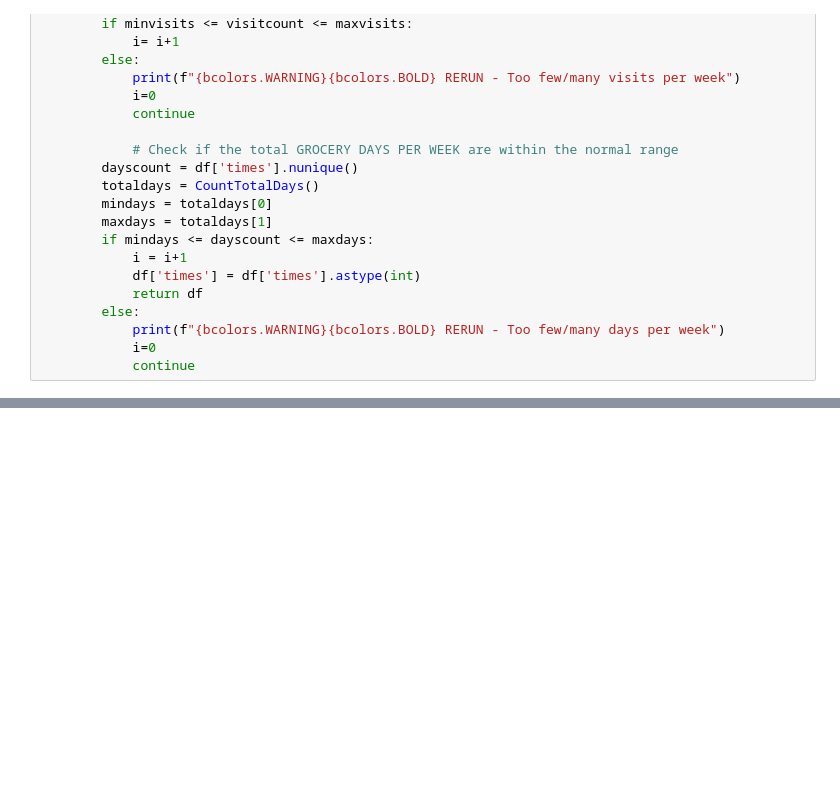
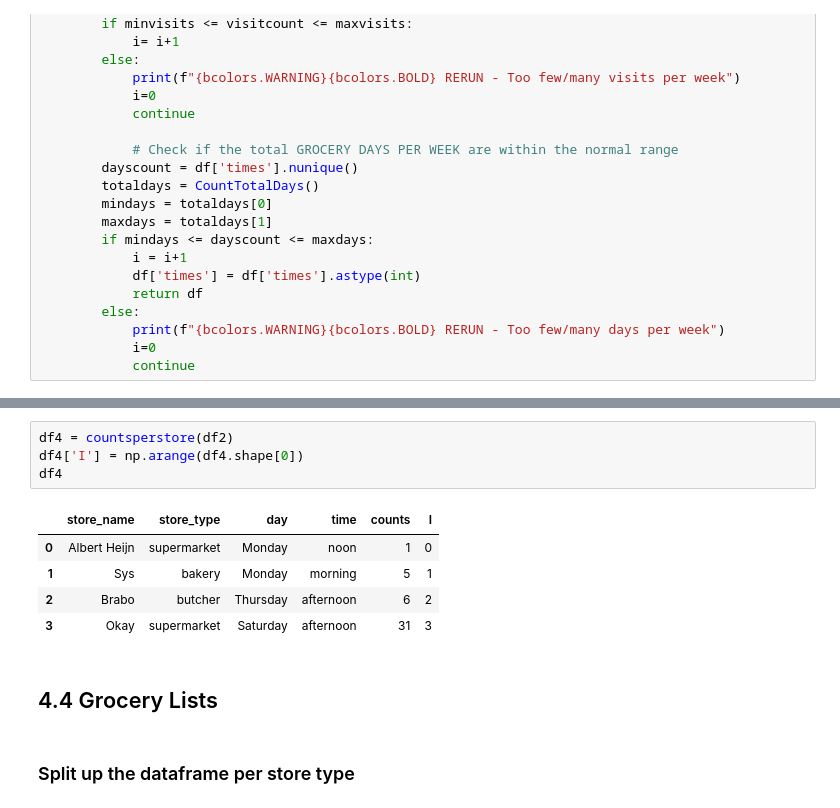
Before and after one commit to AnonymousNotebooks/DesignerlyAlgorithmicPrototyping, a Jupyter notebook: myfirstbook/_build/jupyter_execute/4. Generating and filtering.ipynb, the cells around one changed output, grey strips where cells are left out. Cells and saved outputs as stored; diff of their text form; blank space fills up the shorter version.

```diff
--- a/myfirstbook/_build/jupyter_execute/4. Generating and filtering.ipynb
+++ b/myfirstbook/_build/jupyter_execute/4. Generating and filtering.ipynb
@@ -151,0 +444,14 @@ dayofweek()
+# %%
+df4 = countsperstore(df2)
+df4['I'] = np.arange(df4.shape[0])
+df4
+# %% [output]
+|  | store_name | store_type | day | time | counts | I |
+| 0 | Albert Heijn | supermarket | Monday | noon | 1 | 0 |
+| 1 | Sys | bakery | Monday | morning | 5 | 1 |
+| 2 | Brabo | butcher | Thursday | afternoon | 6 | 2 |
+| 3 | Okay | supermarket | Saturday | afternoon | 31 | 3 |
+# %% [markdown]
+## 4.4 Grocery Lists
+# %% [markdown]
+### Split up the dataframe per store type
```
Also changed, not shown: parts of 23 cells of this notebook, 15 other files.
